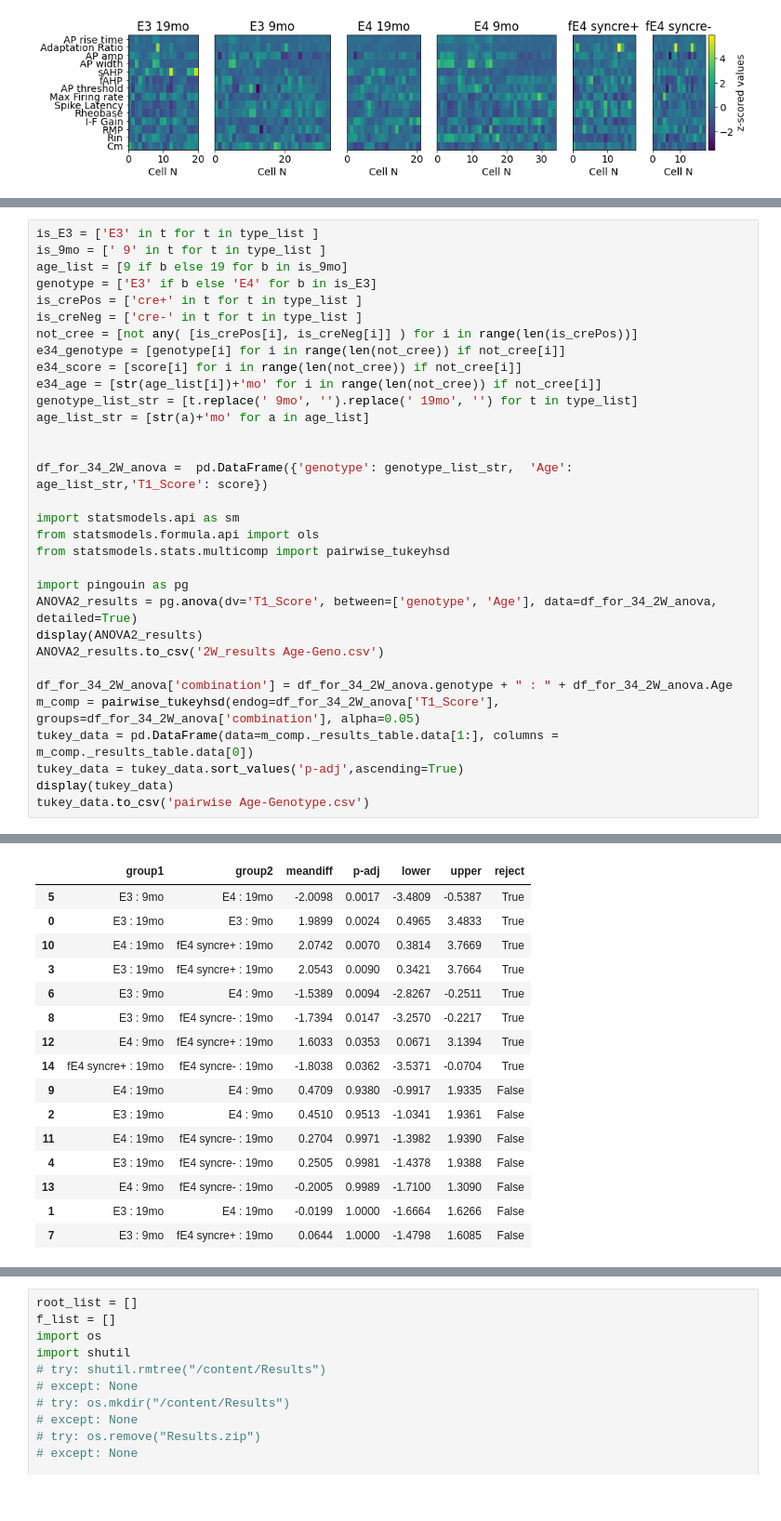
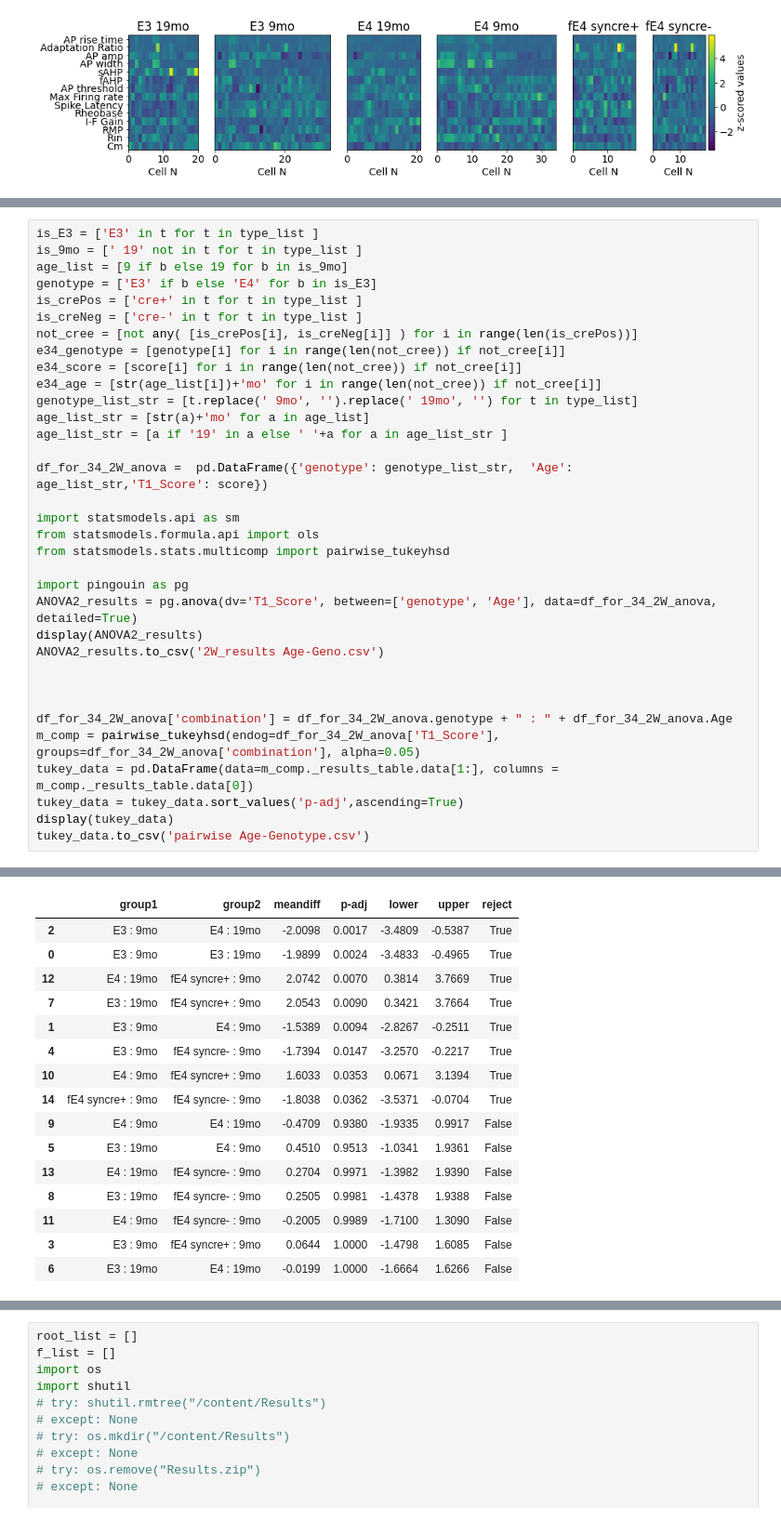
Before and after one commit to dtabuena/ApoE_Data_Clustering, a Jupyter notebook: Cluster_CA3.ipynb, the cells around one changed output, grey strips where cells are left out. Shown at 93% size. Cells and saved outputs as stored; diff of their text form.

```diff
--- a/Cluster_CA3.ipynb
+++ b/Cluster_CA3.ipynb
@@ -356,6 +368,6 @@ fig.savefig('Normalized_Vals_split.'+fig_opt['format'],**fig_opt)
 # %%
 is_E3 = ['E3' in t for t in type_list ]
-is_9mo = [' 9' in t for t in type_list ]
+is_9mo = [' 19' not in t for t in type_list ]
 age_list = [9 if b else 19 for b in is_9mo]
 genotype = ['E3' if b else 'E4' for b in is_E3]
 is_crePos = ['cre+' in t for t in type_list ]
@@ -366,7 +378,7 @@ e34_score = [score[i] for i in range(len(not_cree)) if not_cree[i]]
 e34_age = [str(age_list[i])+'mo' for i in range(len(not_cree)) if not_cree[i]]
 genotype_list_str = [t.replace(' 9mo', '').replace(' 19mo', '') for t in type_list]
 age_list_str = [str(a)+'mo' for a in age_list]
-
+age_list_str = [a if '19' in a else ' '+a for a in age_list_str ]
 
 df_for_34_2W_anova =  pd.DataFrame({'genotype': genotype_list_str,  'Age': age_list_str,'T1_Score': score})
 
@@ -379,6 +391,8 @@ ANOVA2_results = pg.anova(dv='T1_Score', between=['genotype', 'Age'], data=df_fo
 display(ANOVA2_results)
 ANOVA2_results.to_csv('2W_results Age-Geno.csv')
 
+
+
 df_for_34_2W_anova['combination'] = df_for_34_2W_anova.genotype + " : " + df_for_34_2W_anova.Age
 m_comp = pairwise_tukeyhsd(endog=df_for_34_2W_anova['T1_Score'], groups=df_for_34_2W_anova['combination'], alpha=0.05)
 tukey_data = pd.DataFrame(data=m_comp._results_table.data[1:], columns = m_comp._results_table.data[0])
@@ -393,17 +407,17 @@ tukey_data.to_csv('pairwise Age-Genotype.csv')
 | 3 | Residual | 462.231636 | 139.0 | 3.325407 | NaN | NaN | NaN |
 |  | group1 | group2 | meandiff | p-adj | lower | upper | reject |
-| 5 | E3 : 9mo | E4 : 19mo | -2.0098 | 0.0017 | -3.4809 | -0.5387 | True |
-| 0 | E3 : 19mo | E3 : 9mo | 1.9899 | 0.0024 | 0.4965 | 3.4833 | True |
-| 10 | E4 : 19mo | fE4 syncre+ : 19mo | 2.0742 | 0.0070 | 0.3814 | 3.7669 | True |
-| 3 | E3 : 19mo | fE4 syncre+ : 19mo | 2.0543 | 0.0090 | 0.3421 | 3.7664 | True |
-| 6 | E3 : 9mo | E4 : 9mo | -1.5389 | 0.0094 | -2.8267 | -0.2511 | True |
-| 8 | E3 : 9mo | fE4 syncre- : 19mo | -1.7394 | 0.0147 | -3.2570 | -0.2217 | True |
-| 12 | E4 : 9mo | fE4 syncre+ : 19mo | 1.6033 | 0.0353 | 0.0671 | 3.1394 | True |
-| 14 | fE4 syncre+ : 19mo | fE4 syncre- : 19mo | -1.8038 | 0.0362 | -3.5371 | -0.0704 | True |
-| 9 | E4 : 19mo | E4 : 9mo | 0.4709 | 0.9380 | -0.9917 | 1.9335 | False |
-| 2 | E3 : 19mo | E4 : 9mo | 0.4510 | 0.9513 | -1.0341 | 1.9361 | False |
-| 11 | E4 : 19mo | fE4 syncre- : 19mo | 0.2704 | 0.9971 | -1.3982 | 1.9390 | False |
-| 4 | E3 : 19mo | fE4 syncre- : 19mo | 0.2505 | 0.9981 | -1.4378 | 1.9388 | False |
-| 13 | E4 : 9mo | fE4 syncre- : 19mo | -0.2005 | 0.9989 | -1.7100 | 1.3090 | False |
-| 1 | E3 : 19mo | E4 : 19mo | -0.0199 | 1.0000 | -1.6664 | 1.6266 | False |
-| 7 | E3 : 9mo | fE4 syncre+ : 19mo | 0.0644 | 1.0000 | -1.4798 | 1.6085 | False |
+| 2 | E3 : 9mo | E4 : 19mo | -2.0098 | 0.0017 | -3.4809 | -0.5387 | True |
+| 0 | E3 : 9mo | E3 : 19mo | -1.9899 | 0.0024 | -3.4833 | -0.4965 | True |
+| 12 | E4 : 19mo | fE4 syncre+ : 9mo | 2.0742 | 0.0070 | 0.3814 | 3.7669 | True |
+| 7 | E3 : 19mo | fE4 syncre+ : 9mo | 2.0543 | 0.0090 | 0.3421 | 3.7664 | True |
+| 1 | E3 : 9mo | E4 : 9mo | -1.5389 | 0.0094 | -2.8267 | -0.2511 | True |
+| 4 | E3 : 9mo | fE4 syncre- : 9mo | -1.7394 | 0.0147 | -3.2570 | -0.2217 | True |
+| 10 | E4 : 9mo | fE4 syncre+ : 9mo | 1.6033 | 0.0353 | 0.0671 | 3.1394 | True |
+| 14 | fE4 syncre+ : 9mo | fE4 syncre- : 9mo | -1.8038 | 0.0362 | -3.5371 | -0.0704 | True |
+| 9 | E4 : 9mo | E4 : 19mo | -0.4709 | 0.9380 | -1.9335 | 0.9917 | False |
+| 5 | E3 : 19mo | E4 : 9mo | 0.4510 | 0.9513 | -1.0341 | 1.9361 | False |
+| 13 | E4 : 19mo | fE4 syncre- : 9mo | 0.2704 | 0.9971 | -1.3982 | 1.9390 | False |
+| 8 | E3 : 19mo | fE4 syncre- : 9mo | 0.2505 | 0.9981 | -1.4378 | 1.9388 | False |
+| 11 | E4 : 9mo | fE4 syncre- : 9mo | -0.2005 | 0.9989 | -1.7100 | 1.3090 | False |
+| 3 | E3 : 9mo | fE4 syncre+ : 9mo | 0.0644 | 1.0000 | -1.4798 | 1.6085 | False |
+| 6 | E3 : 19mo | E4 : 19mo | -0.0199 | 1.0000 | -1.6664 | 1.6266 | False |
```
Also changed, not shown: parts of 10 cells of this notebook.
